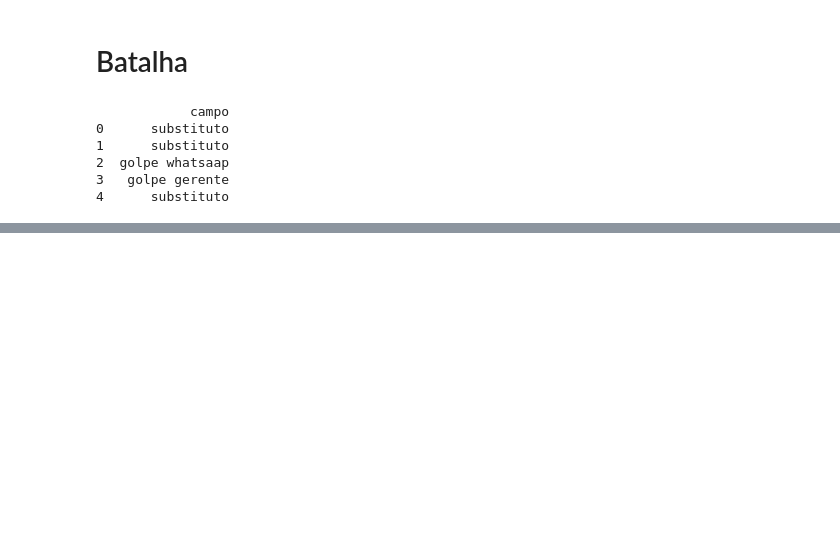
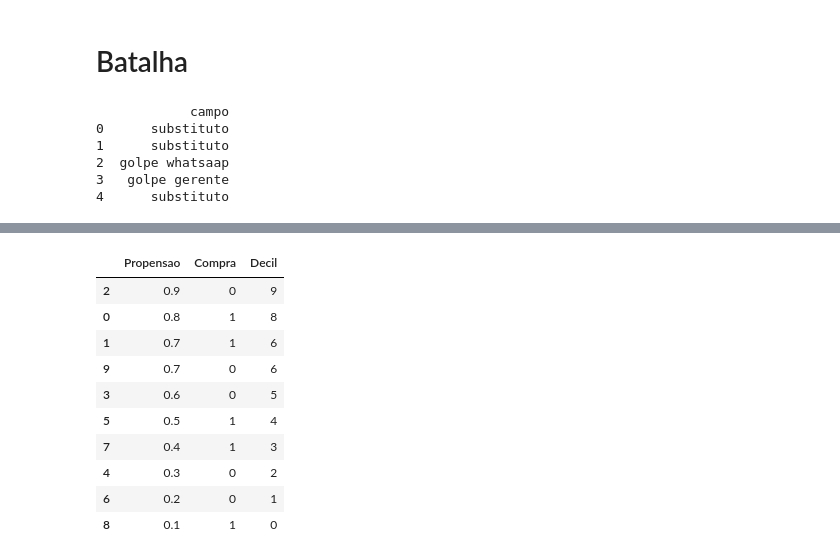
Before and after one commit to LeandroCoelhos/estudos_datascience, a Jupyter notebook: Limpeza_dataset.ipynb, the cells around one changed output, grey strips where cells are left out. Cells and saved outputs as stored; diff of their text form; code cells hidden in the pictures; blank space fills up the shorter version.

```diff
--- a/Limpeza_dataset.ipynb
+++ b/Limpeza_dataset.ipynb
@@ -579,0 +582,10 @@ FROM exemplo;
+# %%
+import pandas as pd
+
+# Exemplo de dados fictícios de propensão à compra (pontuação de propensão e se a compra ocorreu ou não)
+data = {'Propensao': [0.8, 0.7, 0.9, 0.6, 0.3, 0.5, 0.2, 0.4, 0.1, 0.7],
+        'Compra': [1, 1, 0, 0, 0, 1, 0, 1, 1, 0]}
+df = pd.DataFrame(data)
+# Classificar os dados pela pontuação de propensão em ordem decrescente
+df = df.sort_values('Propensao', ascending=False)
+df
@@ -579,0 +604,16 @@ FROM exemplo;
+# %%
+# Calcular o decil para cada linha
+df['Decil'] = pd.qcut(df['Propensao'], q=10, labels=False)
+df
+# %% [output]
+|  | Propensao | Compra | Decil |
+| 2 | 0.9 | 0 | 9 |
+| 0 | 0.8 | 1 | 8 |
+| 1 | 0.7 | 1 | 6 |
+| 9 | 0.7 | 0 | 6 |
+| 3 | 0.6 | 0 | 5 |
+| 5 | 0.5 | 1 | 4 |
+| 7 | 0.4 | 1 | 3 |
+| 4 | 0.3 | 0 | 2 |
+| 6 | 0.2 | 0 | 1 |
+| 8 | 0.1 | 1 | 0 |
```
Also changed, not shown: parts of 10 cells of this notebook.
